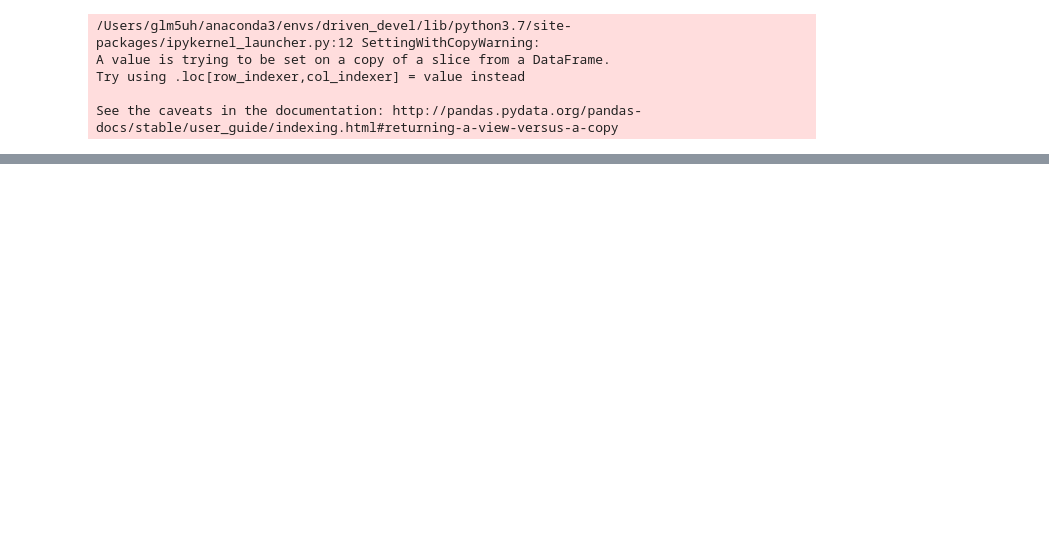
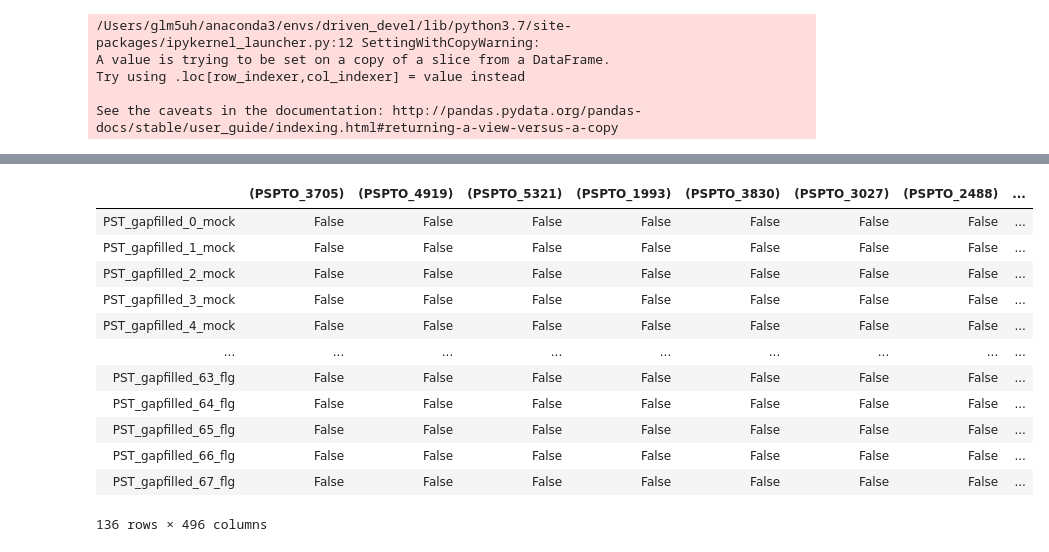
Before and after one commit to gregmedlock/psy_recon, a Jupyter notebook: bin/xomics_to_driven.ipynb, the cells around one changed output, grey strips where cells are left out. Saved outputs shown, nothing was run; the diff lists cells and outputs as text; code cells hidden in the pictures; blank space fills up the shorter version.

```diff
--- a/bin/xomics_to_driven.ipynb
+++ b/bin/xomics_to_driven.ipynb
@@ -176,0 +253,23 @@ constrain_from_gimme_solution(flg_after_gimme, flg_solution)
+# %%
+# using the list of open reactions, iteratively set the state for the member, close reactions missing from the open list, and perform gene essentiality
+mock_essentiality = {}
+print('Performing essentiality simulations for mock')
+for member_id in mock_open_reactions.keys():
+    print(member_id)
+    ensemble.set_state(member_id)
+    with ensemble.base_model as model:
+        for reaction in model.reactions:
+            if reaction not in mock_open_reactions[member_id]:
+                reaction.bounds = (0,0)
+        mock_essentiality[member_id] = cobra.flux_analysis.single_gene_deletion(model, gene_list = model.genes)
+
+flg_essentiality = {}
+print('Performing essentiality simulations for flg')
+for member_id in flg_open_reactions.keys():
+    ensemble.set_state(member_id)
+    print(member_id)
+    with ensemble.base_model as model:
+        for reaction in model.reactions:
+            if reaction not in flg_open_reactions[member_id]:
+                reaction.bounds = (0,0)
+        flg_essentiality[member_id] = cobra.flux_analysis.single_gene_deletion(model, gene_list = model.genes)
@@ -177 +294,35 @@ constrain_from_gimme_solution(flg_after_gimme, flg_solution)
+# %%
+# threshold and merge the essentiality results into a dataframe
+flg_essentiality_df = {}
+mock_essentiality_df = {}
+for member in mock_essentiality.keys():
+    mock_essentiality_df[member] = mock_essentiality[member]['growth'] > 1E-6
+    flg_essentiality_df[member] = flg_essentiality[member]['growth'] > 1E-6
+
+members_mock = list(mock_essentiality.keys())
+mock_essentiality_list = [mock_essentiality_df[member] for member in mock_essentiality_df.keys()]
+mock_essentiality_df = pd.DataFrame(mock_essentiality_list, index = members_mock)
+mock_essentiality_df.index = mock_essentiality_df.index + '_mock'
+members_flg = list(flg_essentiality.keys())
+flg_essentiality_list = [flg_essentiality_df[member] for member in flg_essentiality_df.keys()]
+flg_essentiality_df = pd.DataFrame(flg_essentiality_list, index = members_flg)
+flg_essentiality_df.index = flg_essentiality_df.index + '_flg'
+
+all_essentiality_df = pd.concat([mock_essentiality_df,flg_essentiality_df], sort=True)
+# %%
+all_essentiality_df
+# %% [output]
+|  | (PSPTO_3705) | (PSPTO_4919) | (PSPTO_5321) | (PSPTO_1993) | (PSPTO_3830) | (PSPTO_3027) | (PSPTO_2488) | ... |
+| PST_gapfilled_0_mock | False | False | False | False | False | False | False | ... |
+| PST_gapfilled_1_mock | False | False | False | False | False | False | False | ... |
+| PST_gapfilled_2_mock | False | False | False | False | False | False | False | ... |
+| PST_gapfilled_3_mock | False | False | False | False | False | False | False | ... |
+| PST_gapfilled_4_mock | False | False | False | False | False | False | False | ... |
+| ... | ... | ... | ... | ... | ... | ... | ... | ... |
+| PST_gapfilled_63_flg | False | False | False | False | False | False | False | ... |
+| PST_gapfilled_64_flg | False | False | False | False | False | False | False | ... |
+| PST_gapfilled_65_flg | False | False | False | False | False | False | False | ... |
+| PST_gapfilled_66_flg | False | False | False | False | False | False | False | ... |
+| PST_gapfilled_67_flg | False | False | False | False | False | False | False | ... |
+136 rows × 496 columns
 # %%
```
Also changed, not shown: parts of 21 cells of this notebook.
